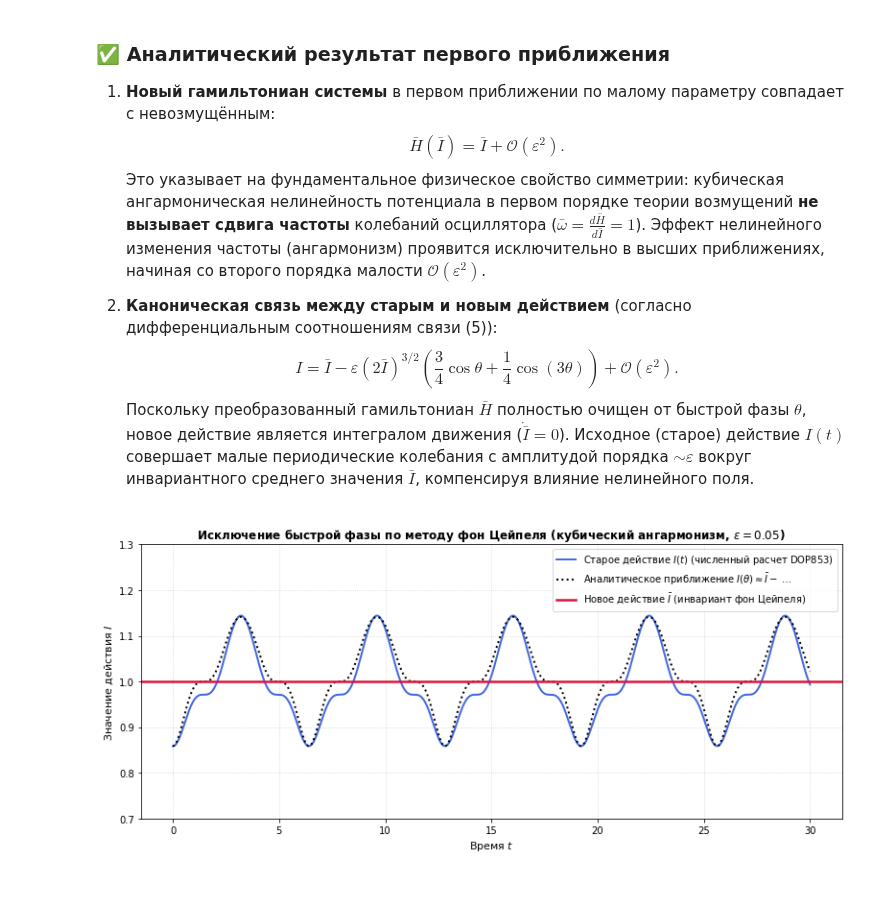
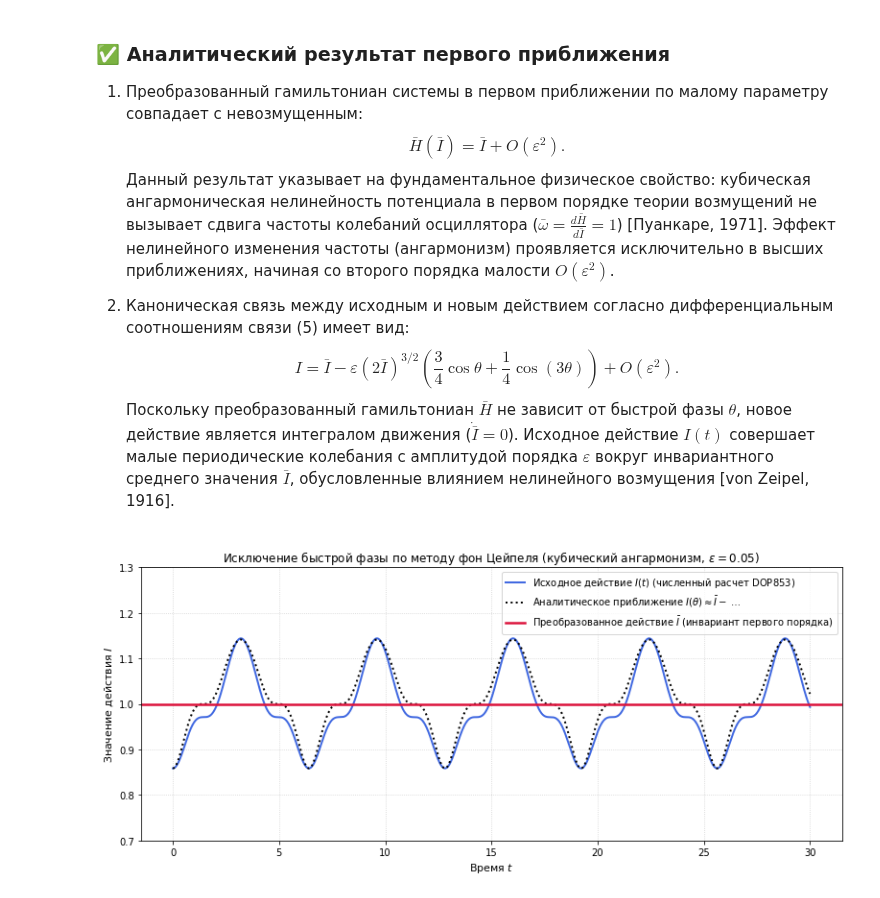
Before and after one commit to DPritykin/nonlinear-dynamics, a Jupyter notebook: Asymtotic Methods in Astrodynamics/4 Метод фон Цейпеля.ipynb, the cells around one changed output. Cells and saved outputs as stored; diff of their text form; code cells hidden in the pictures.

```diff
--- a/Asymtotic Methods in Astrodynamics/4 Метод фон Цейпеля.ipynb
+++ b/Asymtotic Methods in Astrodynamics/4 Метод фон Цейпеля.ipynb
@@ -139,13 +135,13 @@ $$ S_1(\theta, \bar{I}) = - (2\bar{I})^{3/2} \left( \frac{3}{4}\sin\theta + \fra
 # %% [markdown]
 ### ✅ Аналитический результат первого приближения
 
-1. **Новый гамильтониан системы** в первом приближении по малому параметру совпадает с невозмущённым:
-   $$ \bar{H}(\bar{I}) = \bar{I} + \mathcal{O}(\varepsilon^2). $$
-   Это указывает на фундаментальное физическое свойство симметрии: кубическая ангармоническая нелинейность потенциала в первом порядке теории возмущений **не вызывает сдвига частоты** колебаний осциллятора ($\bar{\omega} = \frac{d\bar{H}}{d\bar{I}} = 1$). Эффект нелинейного изменения частоты (ангармонизм) проявится исключительно в высших приближениях, начиная со второго порядка малости $\mathcal{O}(\varepsilon^2)$.
+1. Преобразованный гамильтониан системы в первом приближении по малому параметру совпадает с невозмущенным:
+   $$ \bar{H}(\bar{I}) = \bar{I} + O(\varepsilon^2). $$
+   Данный результат указывает на фундаментальное физическое свойство: кубическая ангармоническая нелинейность потенциала в первом порядке теории возмущений не вызывает сдвига частоты колебаний осциллятора ($\bar{\omega} = \frac{d\bar{H}}{d\bar{I}} = 1$) [Пуанкаре, 1971]. Эффект нелинейного изменения частоты (ангармонизм) проявляется исключительно в высших приближениях, начиная со второго порядка малости $O(\varepsilon^2)$.
 
-2. **Каноническая связь между старым и новым действием** (согласно дифференциальным соотношениям связи (5)):
-   $$ I = \bar{I} - \varepsilon (2\bar{I})^{3/2} \left( \frac{3}{4}\cos\theta + \frac{1}{4}\cos(3\theta) \right) + \mathcal{O}(\varepsilon^2). $$
-   Поскольку преобразованный гамильтониан $\bar{H}$ полностью очищен от быстрой фазы $\theta$, новое действие является  интегралом движения ($\dot{\bar{I}} = 0$). Исходное (старое) действие $I(t)$ совершает малые периодические колебания с амплитудой порядка $\sim \varepsilon$ вокруг инвариантного среднего значения $\bar{I}$, компенсируя влияние нелинейного поля.
+2. Каноническая связь между исходным и новым действием согласно дифференциальным соотношениям связи (5) имеет вид:
+   $$ I = \bar{I} - \varepsilon (2\bar{I})^{3/2} \left( \frac{3}{4}\cos\theta + \frac{1}{4}\cos(3\theta) \right) + O(\varepsilon^2). $$
+   Поскольку преобразованный гамильтониан $\bar{H}$ не зависит от быстрой фазы $\theta$, новое действие является интегралом движения ($\dot{\bar{I}} = 0$). Исходное действие $I(t)$ совершает малые периодические колебания с амплитудой порядка $\varepsilon$ вокруг инвариантного среднего значения $\bar{I}$, обусловленные влиянием нелинейного возмущения [von Zeipel, 1916].
 # %%
 import matplotlib.pyplot as plt
 import numpy as np
@@ -155,12 +151,12 @@ from scipy.integrate import solve_ivp
 # 1. ПАРАМЕТРЫ СИСТЕМЫ И ИНИЦИАЛИЗАЦИЯ
 # =====================================================================
 eps = 0.05   # Малый параметр возмущения (кубическая ангармоничность)
-bar_I = 1.0  # Инвариантное новое действие (стабильное среднее фон Цейпеля)
+bar_I = 1.0  # Преобразованная переменная действия (инвариант первого приближения)
 
 # =====================================================================
 # 2. КАНОНИЧЕСКИЕ УРАВНЕНИЯ ДВИЖЕНИЯ ИСХОДНОЙ СИСТЕМЫ (1)
 # =====================================================================
-# Полный гамильтониан: H = (p^2 + q^2)/2 + eps * q^3
+# Функция Гамильтона исходной системы: H = (p^2 + q^2)/2 + eps * q^3
 # dq/dt =  dH/dp = p
 # dp/dt = -dH/dq = -q - 3 * eps * q^2
 def hamiltonian_system(t, state):
@@ -172,21 +168,21 @@ def hamiltonian_system(t, state):
 # =====================================================================
 # 3. РАСЧЕТ НАЧАЛЬНЫХ УСЛОВИЙ (q0, p0) ПО МЕТОДУ ФОН ЦЕЙПЕЛЯ
 # =====================================================================
-# Старое действие I(0) выражается через новое инвариантное действие bar_I при t=0 (theta=0)
+# Исходное действие I(0) выражается через новое инвариантное действие bar_I при t=0 (theta=0)
 theta_0 = 0.0
 I_0 = bar_I - eps * (2 * bar_I)**1.5 * (0.75 * np.cos(theta_0) + 0.25 * np.cos(3 * theta_0))
 
-# Переход от канонических переменных действие-угол к декартовым фазовым координатам
+# Переход от канонических переменных «действие — угол» к декартовым фазовым координатам
 q_0 = np.sqrt(2 * I_0) * np.cos(theta_0)
 p_0 = -np.sqrt(2 * I_0) * np.sin(theta_0)
 
 # =====================================================================
-# 4. ПРЕЦИЗИОННОЕ ЧИСЛЕННОЕ ИНТЕГРИРОВАНИЕ (DOP853)
+# 4. ЧИСЛЕННОЕ ИНТЕГРИРОВАНИЕ (DOP853)
 # =====================================================================
 t_span = (0.0, 30.0)
-t_eval = np.linspace(0.0, 30.0, 3000) # Увеличено до 3000 для идеальной гладкости волн
+t_eval = np.linspace(0.0, 30.0, 3000) # Дискретизация 3000 точек для детальной визуализации осцилляций
 
-# Применяем эталонный для гамильтоновых задач интегратор DOP853 с жесткими допусками
+# Интегрирование гамильтоновой системы методом DOP853 со строгими критериями сходимости
 sol = solve_ivp(hamiltonian_system, t_span, [q_0, p_0], t_eval=t_eval,
                 method='DOP853', rtol=1e-13, atol=1e-16)
 
@@ -194,46 +190,46 @@ q_vals = sol.y[0]
 p_vals = sol.y[1]
 
 # =====================================================================
-# 5. ОБРАТНЫЙ ПЕРЕСЧЕТ ТРАЕКТОРИИ В ПЕРЕМЕННЫЕ ДЕЙСТВИЕ-УГОЛ
+# 5. ВЫЧИСЛЕНИЕ МГНОВЕННЫХ ЗНАЧЕНИЙ В ПЕРЕМЕННЫХ «ДЕЙСТВИЕ — УГОЛ»
 # =====================================================================
-# Мгновенное (оскалирующее) старое действие: I(t) = (p^2 + q^2) / 2
+# Мгновенное (оскулирующее) исходное действие: I(t) = (p^2 + q^2) / 2
 I_numerical = 0.5 * (p_vals**2 + q_vals**2)
 
 # Истинная фаза колебаний: theta(t) = atan2(-p, q)
 theta_numerical = np.arctan2(-p_vals, q_vals)
 
-# Аналитическое представление старого действия первого порядка (уравнение связи (5))
+# Аналитическое представление исходного действия первого порядка (уравнение связи (5))
 I_analytical = bar_I - eps * (2 * bar_I)**1.5 * (0.75 * np.cos(theta_numerical) + 0.25 * np.cos(3 * theta_numerical))
 
 # =====================================================================
 # 6. ВИЗУАЛИЗАЦИЯ РЕЗУЛЬТАТОВ МЕТОДА ФОН ЦЕЙПЕЛЯ
 # =====================================================================
 plt.figure(figsize=(11, 5))
 
-# Истинное пульсирующее действие из высокоточного численного расчета
+# Истинное осциллирующее действие из высокоточного численного расчета
 plt.plot(sol.t, I_numerical, color="royalblue", linewidth=2,
-         label=r"Старое действие $I(t)$ (численный расчет DOP853)")
+         label=r"Исходное действие $I(t)$ (численный расчет DOP853)")
 
-# Аналитическое приближение (поправка фон Цейпеля)
+# Аналитическое приближение (поправка первого порядка метода фон Цейпеля)
 plt.plot(sol.t, I_analytical, color="black", linestyle=":", linewidth=2,
          label=r"Аналитическое приближение $I(\theta) \approx \bar{I} - \dots$")
 
-# Стабильный инвариант (целевое среднее значение)
+# Интеграл движения усредненной системы
 plt.axhline(bar_I, color="crimson", linewidth=2.5,
-            label=r"Новое действие $\bar{I}$ (инвариант фон Цейпеля)")
+            label=r"Преобразованное действие $\bar{I}$ (инвариант первого порядка)")
 
 # Оформление графика согласно академическим стандартам
-plt.title(f"Исключение быстрой фазы по методу фон Цейпеля (кубический ангармонизм, $\\varepsilon = {eps}$)", fontsize=12, fontweight='bold')
+plt.title(f"Исключение быстрой фазы по методу фон Цейпеля (кубический ангармонизм, $\\varepsilon = {eps}$)", fontsize=12)
 plt.xlabel("Время $t$", fontsize=11)
 plt.ylabel("Значение действия $I$", fontsize=11)
 plt.ylim(bar_I - 0.3, bar_I + 0.3)
 plt.grid(True, linestyle=":", alpha=0.6)
 plt.legend(loc="upper right", fontsize=10)
 
 plt.tight_layout()
 plt.show()
 # %% [output]
-[figure, old version]
+[figure, new version]
 # %% [markdown]
 ### 5. Анализ результатов численного моделирования
 
```
Also changed, not shown: parts of 35 cells of this notebook.
